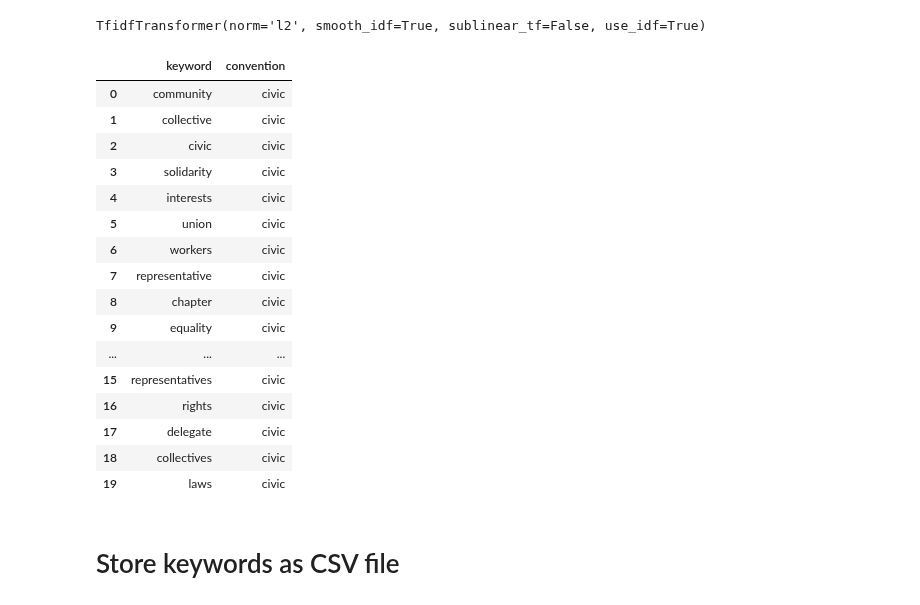
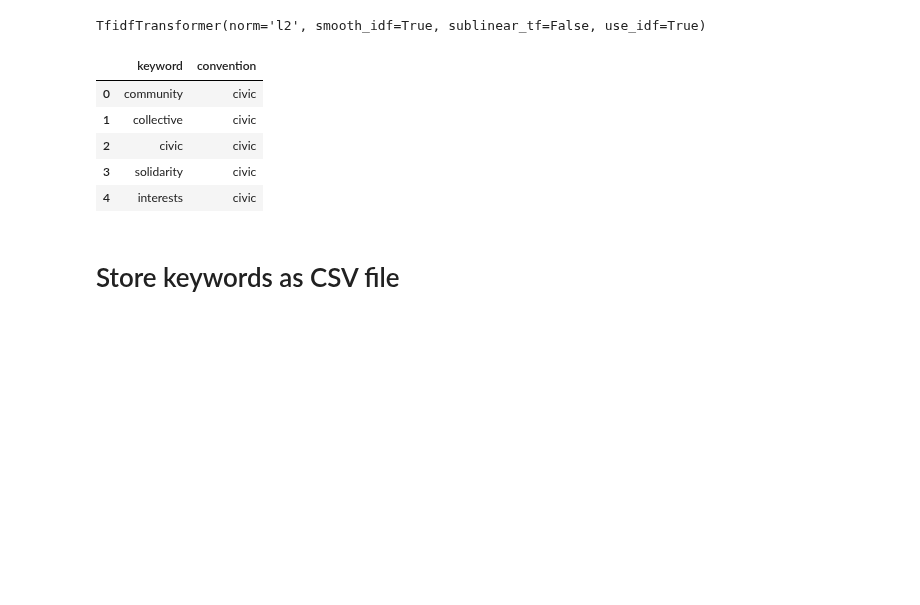
Before and after one commit to aideenf/AIVC, a Jupyter notebook: cp_wssc/Aggregate_Data_and_create_keywords.ipynb, the cells around one changed output. Saved outputs shown, nothing was run; the diff lists cells and outputs as text; code cells hidden in the pictures; blank space fills up the shorter version.

```diff
--- a/cp_wssc/Aggregate_Data_and_create_keywords.ipynb
+++ b/cp_wssc/Aggregate_Data_and_create_keywords.ipynb
@@ -110,3 +172,24 @@ NUM_KEYWORDS_PER_CONV = 30
+# %%
+keyword_from_social_scientists_dict = {
+    'industrial':
+        ['efficiency', 'efficiant', 'performance', 'performances', 'productivity', 'productive', 'output', 'outputs', 'control', 'power', 'functionality', 'functional', 'organisation', 'organisations', 'professional', 'professionals', 'profession', 'professions', 'reliability', 'reliable', 'foreseeability', 'qualification', 'qualifications', 'expert', 'experts', 'expertise', 'progress' , 'standard', 'standards', 'standardized', 'norms', 'norm', 'growth', 'quantification', 'quantifiy', 'measurement', 'measure', 'measures', 'engineering', 'engineer', 'forecast', 'linearity', 'extrapolation', 'extrapolate', 'scientific', 'plans', 'plan', 'audit', 'audits', 'benchmark', 'benchmarks', 'benchmarking', 'test', 'tests'],
+    'project':
+        ['flexibility', 'project', 'projects', 'networking', 'networker', 'networkers', 'activity', 'intermediary', 'mediation', 'switch', 'switching', 'shift', 'shifting', 'mobility', 'dynamic', 'transition', 'transitions', 'temporality', 'fluidity', 'communication', 'communications', 'communicate', 'initiative', 'initiatives', 'bridging', 'adapt', 'adaption', 'adaptions'],
+    'market':
+        ['wealth', 'money', 'goods', 'rival', 'selfishness', 'winner', 'winners', 'price', 'customer', 'customers', 'customized', 'seller', 'sellers', 'sell', 'vendor', 'vendors', 'buyer', 'buyers', 'buy', 'purchaser', 'purchasers', 'purchase', 'opportunity', 'opportunities', 'competition', 'compete', 'sale', 'sales', 'business', 'interest', 'transaction', 'transactions', 'availability', 'owner', 'owners', 'bargain', 'contract', 'contracts', 'pay', 'deal', 'trade', 'scarcity', 'trading', 'entrepreneur', 'entrepreneurs', 'entrepreneurial', 'market', 'markets', 'marketing', 'marketplace'],
+    'inspired':
+        ['inspiration', 'illuminated', 'unexpected', 'feeling', 'fascination', 'fascinating', 'thrilling', 'genuineness', 'intuition', 'genius', 'brilliant', 'uniqueness', 'non-conformity', 'non-conform', 'passion', 'passionate', 'creative', 'creativity', 'imagination', 'visionary', 'extraordinary', 'emotional', 'conviction', 'holy', 'gifted', 'blessed'],
+    'civic':
+        ['collective', 'collectives', 'common good', 'community', 'communities', 'representative', 'representatives', 'general interest', 'unite', 'unity', 'union', 'unions', 'majority', 'civil right', 'civil rights', 'assembly', 'democracy', 'vote', 'votes', 'voting', 'election', 'elections', 'elect', 'equality', 'fair', 'fairness', 'law', 'laws', 'justice', 'unbiased', 'impartial'],
+    'domestic':
+        ['superior', 'superiority', 'continuity', 'continuation', 'dependence', 'dependency', 'familiarity', 'tradition', 'traditions', 'origins', 'origin', 'routine', 'routines', 'habit', 'habits', 'etiquette', 'common sense', 'respect', 'duty', 'duties', 'trust', 'craft', 'crafts', 'craftsman', 'crafted'],
+    'green':
+        ['nature', 'ecological', 'ecology', 'renewable', 'recyclable', 'recycle', 'sustainable', 'sustainability', 'preserve', 'preservation', 'holism', 'holistic', 'green', 'emission', 'organic', 'organical'],
+    # 'Vitality'
+    'renown':
+        ['acknowledgement', 'praise', 'public relation', 'public relations', 'public opinion', 'brands', 'brand', 'audience', 'follower', 'followers', 'supporter', 'supporters', 'fame', 'influence', 'influences', 'glory', 'attractive', 'appealing']
+
+}
 # %%
 #obtain list of files in alphabetic order
 justif_files = sorted([f for f in os.listdir(BASE_DIR_SCI_ARTICLES) if (os.path.isfile(os.path.join(BASE_DIR_SCI_ARTICLES, f)) and not f.startswith( '.' ) and not "random" in f and not "training_" in f and not "aggregated_" in f and not "splitted_" in f)])
@@ -158,6 +226,7 @@ display (conv_files)
 # %%
 if FLAG__AGGREGATE_CONVENTIONS_SENTENCES_FROM_GITHUB:
     docs = []
+    docsTest = []
       #iterate through each file name in BASE_DIR_SCI_ARTICLES and BASE_DIR_GITHUB
       #create a new file aggregated_{convention name} which
       #contains aggregated content already tokenized into sentences using sent_tokenize
@@ -172,6 +241,10 @@ if FLAG__AGGREGATE_CONVENTIONS_SENTENCES_FROM_GITHUB:
             data2 = str(f2.read()).replace("\\n", " ")
             data2 = re.sub(' +', ' ', data2)
             docs.append(pre_process(data2))
+            #
+            a, b = processString(data2)
+            docsTest.append(b)
+            #
             tokenised_into_sentences = sent_tokenize(data2)
             print ("number of sentences from github: ", len(tokenised_into_sentences))
             for s in tokenised_into_sentences:
@@ -187,11 +260,13 @@ if FLAG__AGGREGATE_CONVENTIONS_SENTENCES_FROM_GITHUB:
             data = re.sub(' +', ' ', data)
             #replace docs[i] with docs[i]+ the new data
             docs.append(docs.pop(i)+pre_process(data))
+            a, b = processString(data)
+            docsTest.append(docsTest.pop(i)+b)
             tokenised_into_sentences = sent_tokenize(data)
             print ("number of sentences from scientific_articles ", len(tokenised_into_sentences))
             for s in tokenised_into_sentences:
                 texts.append(pre_process(s))
-                source.append ("justification")
+                source.append ("sci_article")
                 convs.append(x.replace(".txt", ""))
             f.close()
 
@@ -330,45 +409,40 @@ def extract_topn_from_vector(feature_names, sorted_items, topn=10):
 feature_names=cv.get_feature_names()
 
 keywords_for_df = []
 convention_for_df = []
 for i,f in enumerate(aggregated_files):
     # get the document that we want to extract keywords from
     doc = docs[i]
     #generate tf-idf for the given document
     tf_idf_vector=tfidf_transformer.transform(cv.transform([doc]))
 
     #sort the tf-idf vectors by descending order of scores
     sorted_items=sort_coo(tf_idf_vector.tocoo())
 
     #extract only the top n; n here is 30
     keywords=extract_topn_from_vector(feature_names,sorted_items,NUM_KEYWORDS_PER_CONV)
 
+
+    ss_keys = keyword_from_social_scientists_dict[f.replace('aggregated_', '').replace('.tsv','').lower()]
     # now add the result to dataframe
     for k in keywords:
         convention_for_df.append(f.replace('aggregated_', '').replace('.tsv','').lower())
         keywords_for_df.append(k)
+    for key in ss_keys:
+        convention_for_df.append(f.replace('aggregated_', '').replace('.tsv','').lower())
+        keywords_for_df.append(key)
 
 zippedList =  list(zip(keywords_for_df, convention_for_df))
 keywords_df = pd.DataFrame(zippedList, columns = ['keyword' , 'convention'])
-display (keywords_df.head(20))
+keywords_df = keywords_df.drop_duplicates()
+display (keywords_df.head(5))
 # %% [output]
 |  | keyword | convention |
 | 0 | community | civic |
 | 1 | collective | civic |
 | 2 | civic | civic |
 | 3 | solidarity | civic |
 | 4 | interests | civic |
-| 5 | union | civic |
-| 6 | workers | civic |
-| 7 | representative | civic |
-| 8 | chapter | civic |
-| 9 | equality | civic |
-| ... | ... | ... |
-| 15 | representatives | civic |
-| 16 | rights | civic |
-| 17 | delegate | civic |
-| 18 | collectives | civic |
-| 19 | laws | civic |
 # %% [markdown]
 # Store keywords as CSV file
 # %%
```
Also changed, not shown: parts of 35 cells of this notebook.
